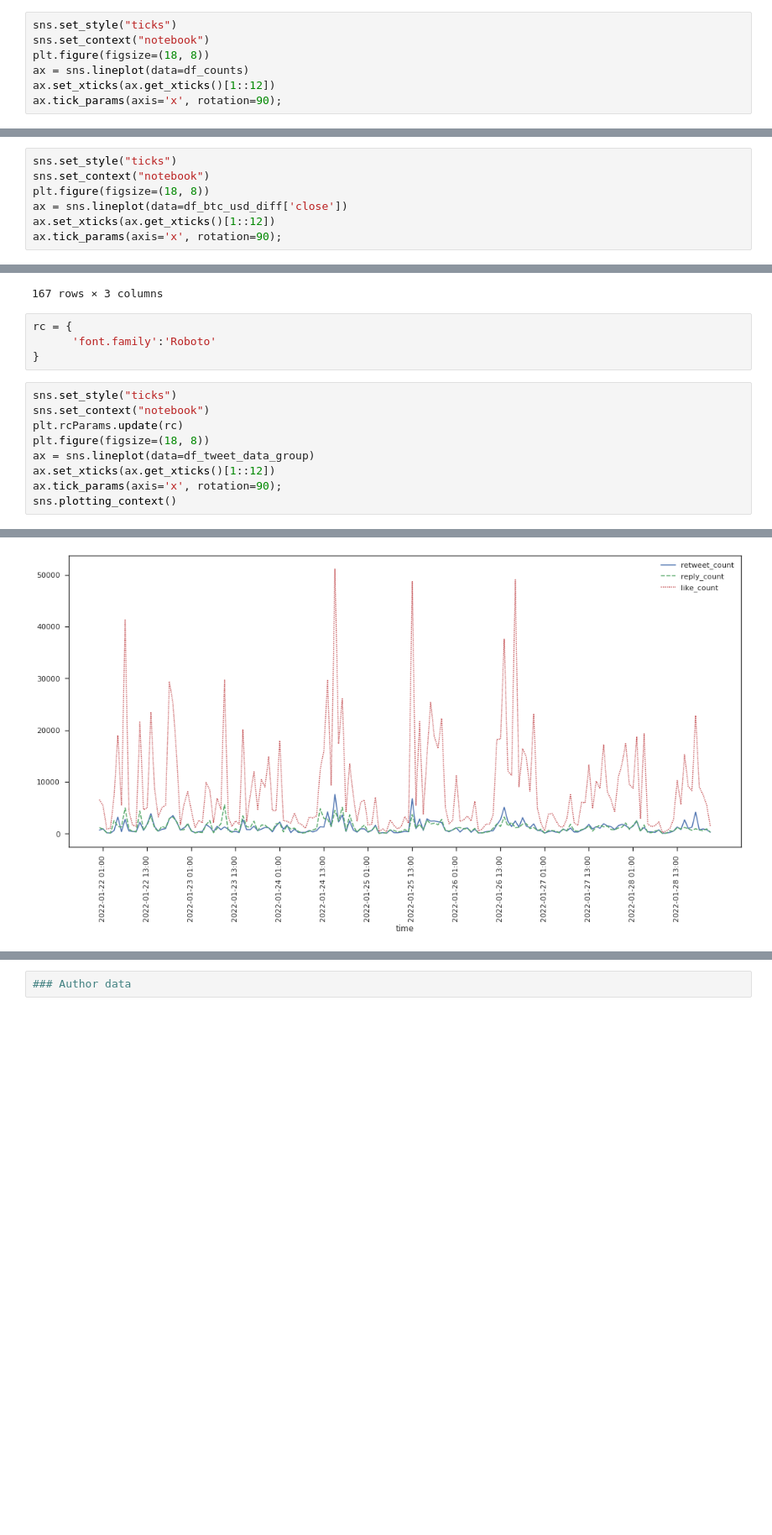
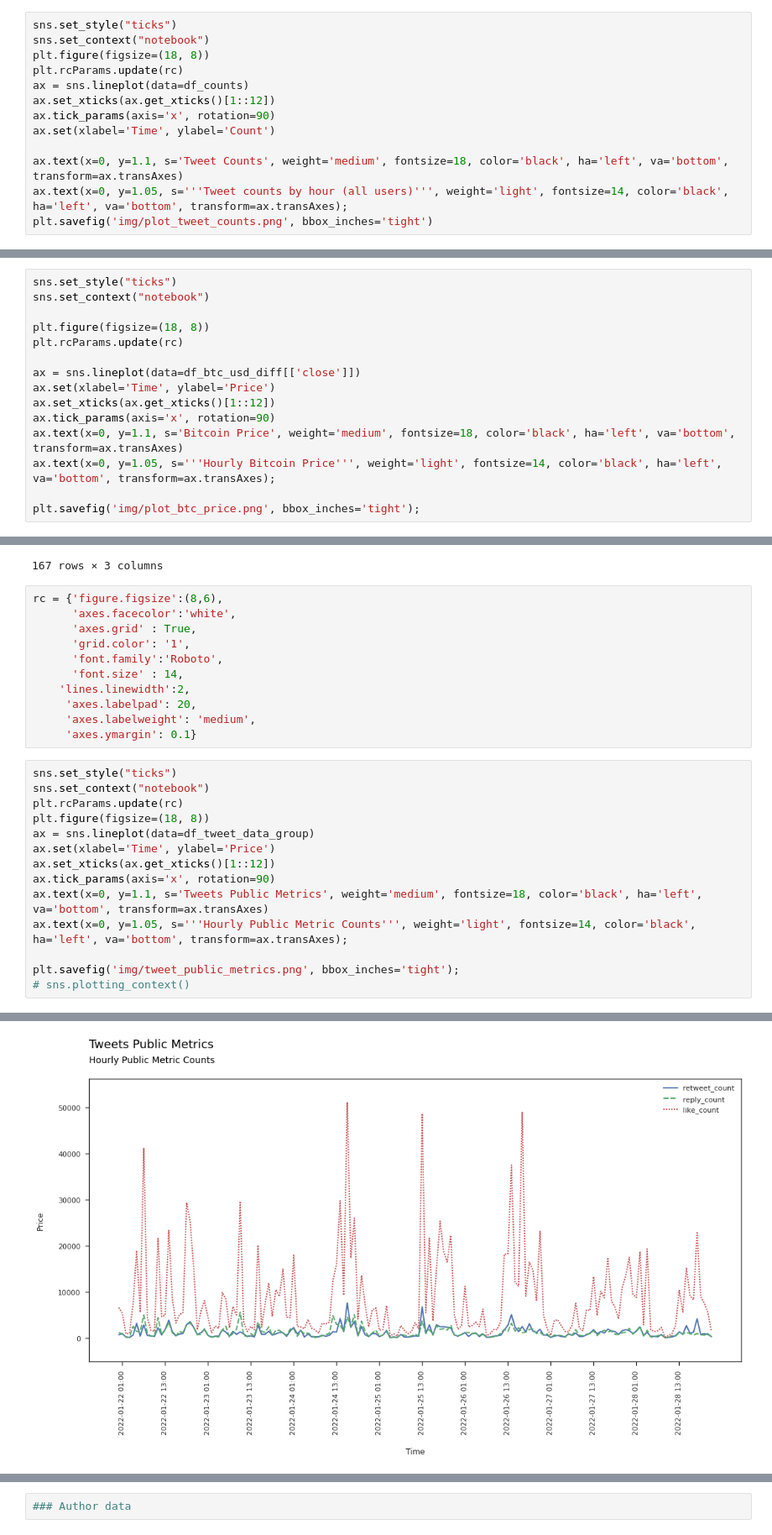
Before and after one commit to szafranskifilip/bitcoin_sentiment_analysis, a Jupyter notebook: EDA.ipynb, the cells around one changed output, grey strips where cells are left out. Shown at 84% size. Drawn from its saved outputs; the diff is of its cells as text; blank space fills up the shorter version.

```diff
--- a/EDA.ipynb
+++ b/EDA.ipynb
@@ -69,7 +80,13 @@ df_counts.head(2)
 sns.set_style("ticks")
 sns.set_context("notebook")
 plt.figure(figsize=(18, 8))
+plt.rcParams.update(rc)
 ax = sns.lineplot(data=df_counts)
 ax.set_xticks(ax.get_xticks()[1::12])
-ax.tick_params(axis='x', rotation=90);
+ax.tick_params(axis='x', rotation=90)
+ax.set(xlabel='Time', ylabel='Count')
+
+ax.text(x=0, y=1.1, s='Tweet Counts', weight='medium', fontsize=18, color='black', ha='left', va='bottom', transform=ax.transAxes)
+ax.text(x=0, y=1.05, s='''Tweet counts by hour (all users)''', weight='light', fontsize=14, color='black', ha='left', va='bottom', transform=ax.transAxes);
+plt.savefig('img/plot_tweet_counts.png', bbox_inches='tight')
 # %% [output]
@@ -109,8 +126,16 @@ df_btc_usd_diff.head()
 # %%
 sns.set_style("ticks")
 sns.set_context("notebook")
+
 plt.figure(figsize=(18, 8))
-ax = sns.lineplot(data=df_btc_usd_diff['close'])
+plt.rcParams.update(rc)
+
+ax = sns.lineplot(data=df_btc_usd_diff[['close']])
+ax.set(xlabel='Time', ylabel='Price')
 ax.set_xticks(ax.get_xticks()[1::12])
-ax.tick_params(axis='x', rotation=90);
+ax.tick_params(axis='x', rotation=90)
+ax.text(x=0, y=1.1, s='Bitcoin Price', weight='medium', fontsize=18, color='black', ha='left', va='bottom', transform=ax.transAxes)
+ax.text(x=0, y=1.05, s='''Hourly Bitcoin Price''', weight='light', fontsize=14, color='black', ha='left', va='bottom', transform=ax.transAxes);
+
+plt.savefig('img/plot_btc_price.png', bbox_inches='tight');
 # %% [output]
@@ -156,16 +181,28 @@ df_tweet_data_group
 | 2022-01-28 22:00 | 277 | 278 | 1387 |
 167 rows × 3 columns
 # %%
-rc = {
-      'font.family':'Roboto'
-}
+rc = {'figure.figsize':(8,6),
+      'axes.facecolor':'white',
+      'axes.grid' : True,
+      'grid.color': '1',
+      'font.family':'Roboto',
+      'font.size' : 14,
+    'lines.linewidth':2,
+     'axes.labelpad': 20,
+     'axes.labelweight': 'medium',
+     'axes.ymargin': 0.1}
 # %%
 sns.set_style("ticks")
 sns.set_context("notebook")
 plt.rcParams.update(rc)
 plt.figure(figsize=(18, 8))
 ax = sns.lineplot(data=df_tweet_data_group)
+ax.set(xlabel='Time', ylabel='Price')
 ax.set_xticks(ax.get_xticks()[1::12])
-ax.tick_params(axis='x', rotation=90);
-sns.plotting_context()
+ax.tick_params(axis='x', rotation=90)
+ax.text(x=0, y=1.1, s='Tweets Public Metrics', weight='medium', fontsize=18, color='black', ha='left', va='bottom', transform=ax.transAxes)
+ax.text(x=0, y=1.05, s='''Hourly Public Metric Counts''', weight='light', fontsize=14, color='black', ha='left', va='bottom', transform=ax.transAxes);
+
+plt.savefig('img/tweet_public_metrics.png', bbox_inches='tight');
+# sns.plotting_context()
 # %% [output]
@@ -192,2 +209,2 @@ sns.plotting_context()
-[figure, old version]
+[figure, new version]
 # %%
```
Also changed, not shown: parts of 8 cells of this notebook, 19 other files.
